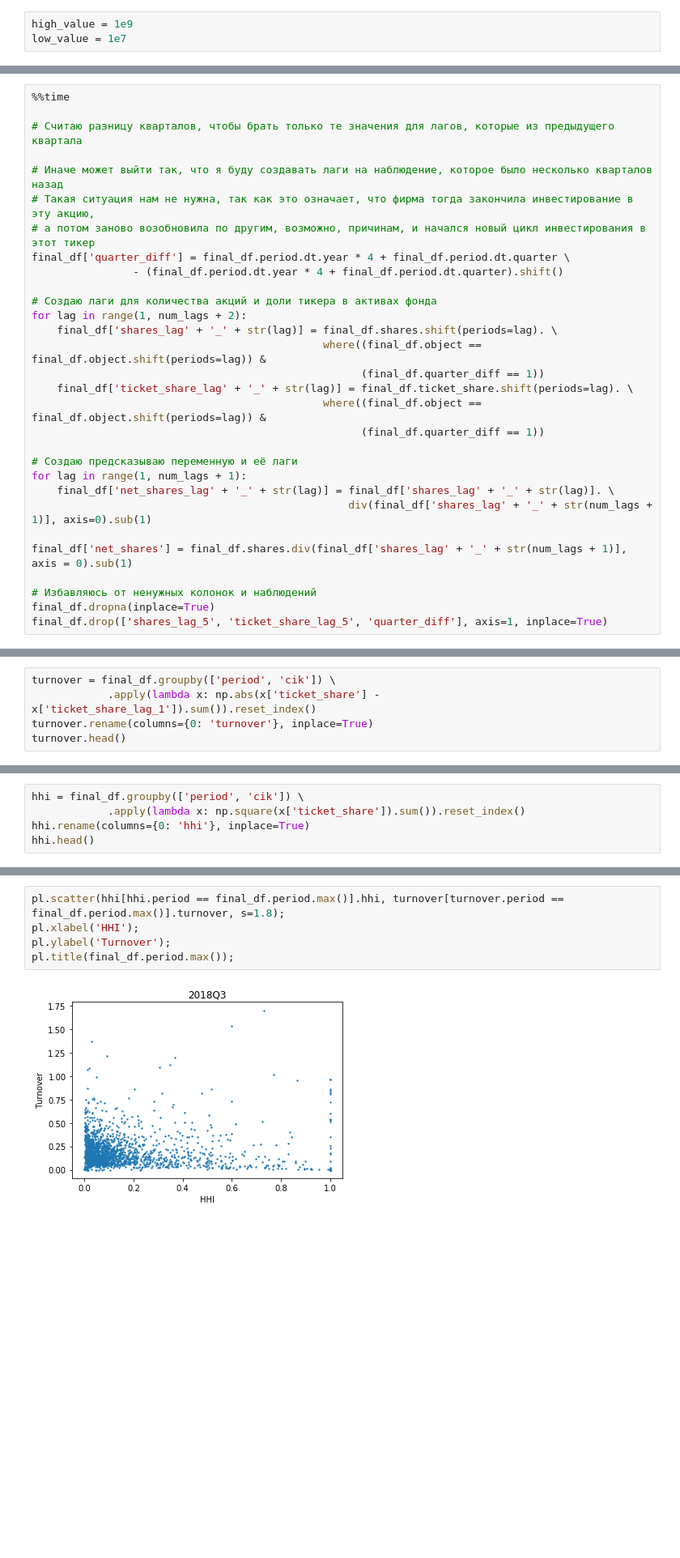
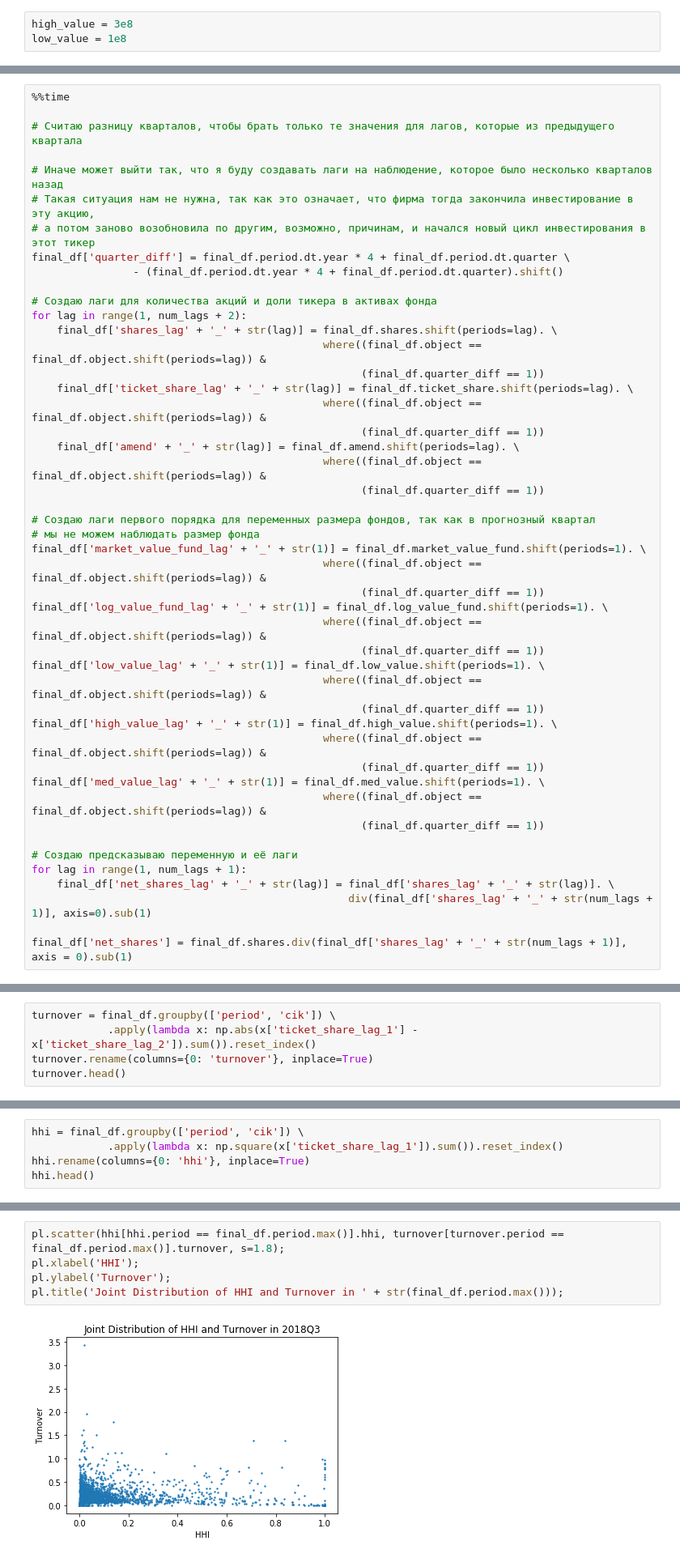
Before and after one commit to romankop/Coursework-3rd-Year, a Jupyter notebook: F13 Data.ipynb, the cells around one changed output, grey strips where cells are left out. Shown: that part at 81% size. Drawn from its saved outputs; the diff is of its cells as text; blank space fills up the shorter version.

```diff
--- a/F13 Data.ipynb
+++ b/F13 Data.ipynb
@@ -96,6 +277,6 @@ funds_value = final_df.groupby(by=['period', 'cik'])['market_value'].sum().reset
 # %%
-high_value = 1e9
-low_value = 1e7
+high_value = 3e8
+low_value = 1e8
 # %% [markdown]
 Рассмотрим некоторые основные описательные статистики.
 # %%
@@ -184,6 +365,27 @@ for lag in range(1, num_lags + 2):
     final_df['ticket_share_lag' + '_' + str(lag)] = final_df.ticket_share.shift(periods=lag). \
                                               where((final_df.object == final_df.object.shift(periods=lag)) &
                                                     (final_df.quarter_diff == 1))
+    final_df['amend' + '_' + str(lag)] = final_df.amend.shift(periods=lag). \
+                                              where((final_df.object == final_df.object.shift(periods=lag)) &
+                                                    (final_df.quarter_diff == 1))
+
+# Создаю лаги первого порядка для переменных размера фондов, так как в прогнозный квартал
+# мы не можем наблюдать размер фонда
+final_df['market_value_fund_lag' + '_' + str(1)] = final_df.market_value_fund.shift(periods=1). \
+                                              where((final_df.object == final_df.object.shift(periods=lag)) &
+                                                    (final_df.quarter_diff == 1))
+final_df['log_value_fund_lag' + '_' + str(1)] = final_df.log_value_fund.shift(periods=1). \
+                                              where((final_df.object == final_df.object.shift(periods=lag)) &
+                                                    (final_df.quarter_diff == 1))
+final_df['low_value_lag' + '_' + str(1)] = final_df.low_value.shift(periods=1). \
+                                              where((final_df.object == final_df.object.shift(periods=lag)) &
+                                                    (final_df.quarter_diff == 1))
+final_df['high_value_lag' + '_' + str(1)] = final_df.high_value.shift(periods=1). \
+                                              where((final_df.object == final_df.object.shift(periods=lag)) &
+                                                    (final_df.quarter_diff == 1))
+final_df['med_value_lag' + '_' + str(1)] = final_df.med_value.shift(periods=1). \
+                                              where((final_df.object == final_df.object.shift(periods=lag)) &
+                                                    (final_df.quarter_diff == 1))
 
 # Создаю предсказываю переменную и её лаги
 for lag in range(1, num_lags + 1):
@@ -191,8 +393,4 @@ for lag in range(1, num_lags + 1):
                                                   div(final_df['shares_lag' + '_' + str(num_lags + 1)], axis=0).sub(1)
 
 final_df['net_shares'] = final_df.shares.div(final_df['shares_lag' + '_' + str(num_lags + 1)], axis = 0).sub(1)
-
-# Избавляюсь от ненужных колонок и наблюдений
-final_df.dropna(inplace=True)
-final_df.drop(['shares_lag_5', 'ticket_share_lag_5', 'quarter_diff'], axis=1, inplace=True)
 # %% [output]
@@ -242,7 +439,7 @@ Index(['shares', 'market_value', 'cik', 'period', 'close', 'ticker_id',
 Сначала вычислю turnover.
 # %%
 turnover = final_df.groupby(['period', 'cik']) \
-            .apply(lambda x: np.abs(x['ticket_share'] - x['ticket_share_lag_1']).sum()).reset_index()
+            .apply(lambda x: np.abs(x['ticket_share_lag_1'] - x['ticket_share_lag_2']).sum()).reset_index()
 turnover.rename(columns={0: 'turnover'}, inplace=True)
 turnover.head()
 # %% [output]
@@ -256,7 +453,7 @@ turnover.head()
 Теперь HHI.
 # %%
 hhi = final_df.groupby(['period', 'cik']) \
-            .apply(lambda x: np.square(x['ticket_share']).sum()).reset_index()
+            .apply(lambda x: np.square(x['ticket_share_lag_1']).sum()).reset_index()
 hhi.rename(columns={0: 'hhi'}, inplace=True)
 hhi.head()
 # %% [output]
@@ -285,8 +482,8 @@ axs[1].set(xlabel='HHI', ylabel='Density');
 # %%
 pl.scatter(hhi[hhi.period == final_df.period.max()].hhi, turnover[turnover.period == final_df.period.max()].turnover, s=1.8);
 pl.xlabel('HHI');
 pl.ylabel('Turnover');
-pl.title(final_df.period.max());
+pl.title('Joint Distribution of HHI and Turnover in ' + str(final_df.period.max()));
 # %% [output]
-[figure, old version]
+[figure, new version]
 # %% [markdown]
```
Also changed, not shown: parts of 106 cells of this notebook.
